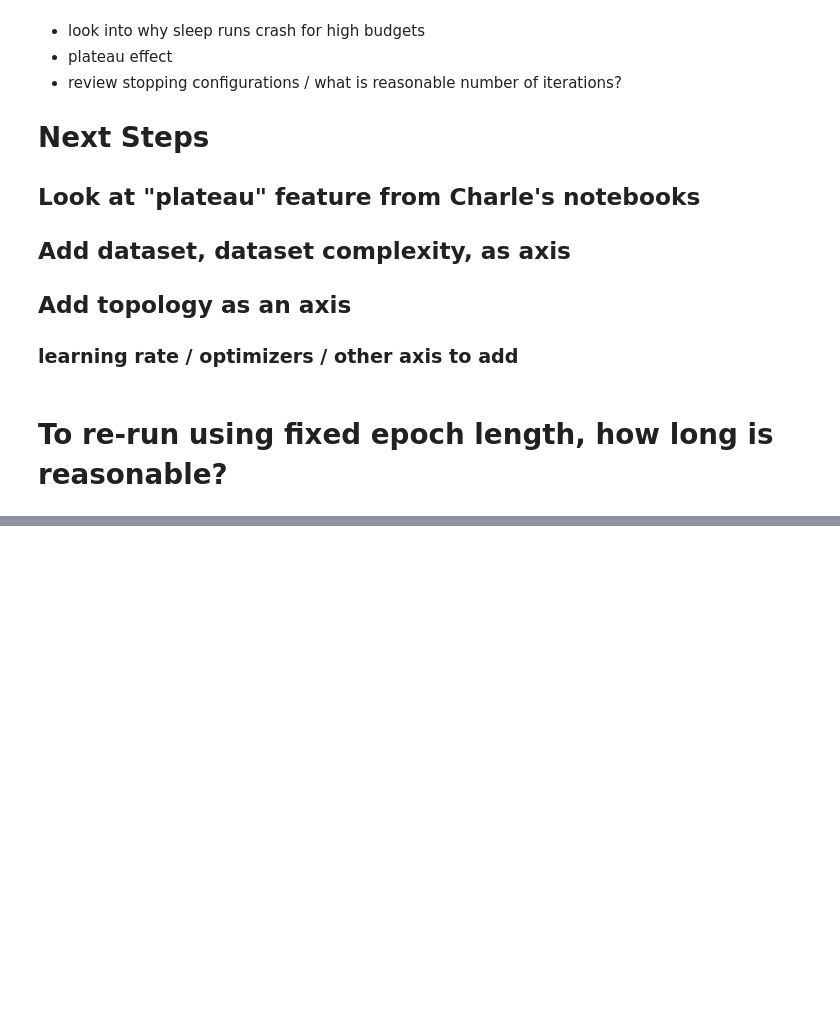
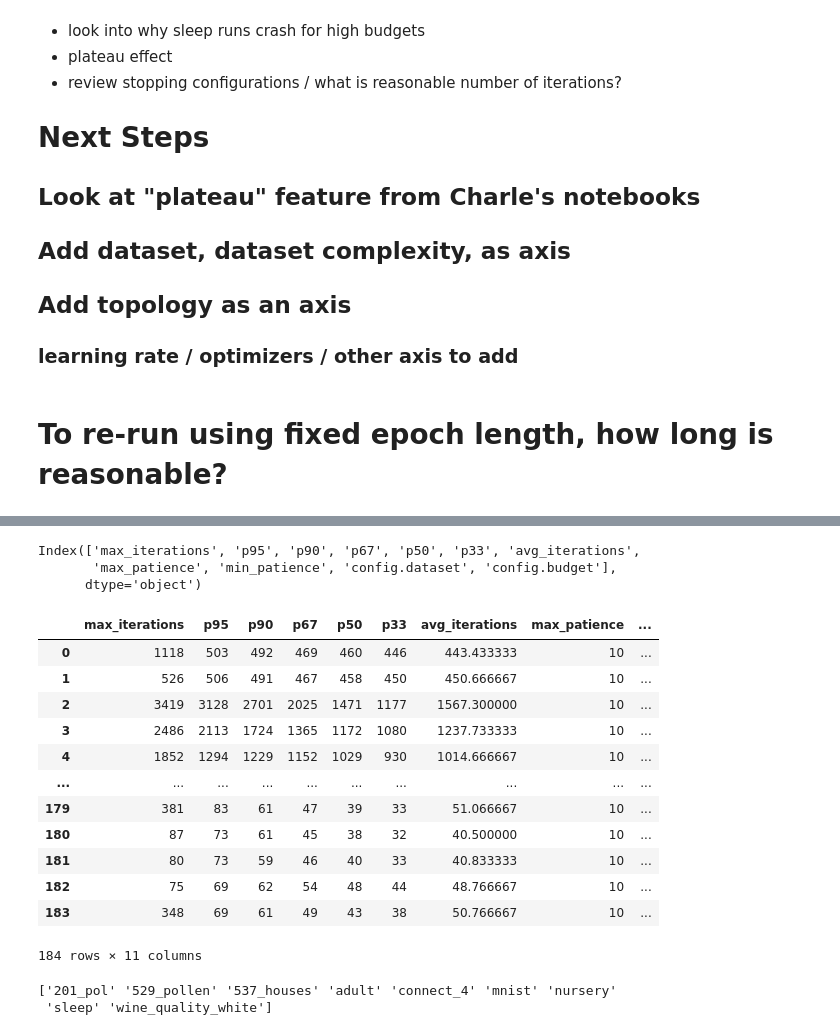
Before and after one commit to NREL/BUTTER-Empirical-Deep-Learning-Experimental-Framework, a Jupyter notebook: dmp/experiment/aspect-analysis-db-plotly.ipynb, the cells around one changed output, grey strips where cells are left out. Drawn from its saved outputs; the diff is of its cells as text; code cells hidden in the pictures; blank space fills up the shorter version.

Commit message:
+ update aspect_test to allow epoch scaling

```diff
--- a/dmp/experiment/aspect-analysis-db-plotly.ipynb
+++ b/dmp/experiment/aspect-analysis-db-plotly.ipynb
@@ -437,0 +492,75 @@ df
+# %%
+### Generate max of 95th percentile epoch length and iterations to smallest loss over all topologies for each budget and dataset
+query_string = f'''
+select max(max_iterations) as max_iterations,
+       max(p95) as p95,
+       max(p90) as p90,
+       max(p67) as p67,
+       max(p50) as p50,
+       max(p33) as p33,
+       max(avg_iterations) as avg_iterations,
+       max(foo.max_patience) as max_patience,
+       min(foo.min_patience) as min_patience,
+    foo."config.dataset",
+    foo."config.budget"
+--    foo."config.topology",
+--    foo."config.residual_mode"
+FROM
+    (SELECT
+        MAX(iterations) as max_iterations,
+        (percentile_disc(0.95) within group (order by iterations ASC)) as p95,
+        (percentile_disc(0.9) within group (order by iterations ASC)) as p90,
+        (percentile_disc(0.67) within group (order by iterations ASC)) as p67,
+        (percentile_disc(0.5) within group (order by iterations ASC)) as p50,
+        (percentile_disc(0.33) within group (order by iterations ASC)) as p33,
+        AVG(iterations) as avg_iterations,
+        max("config.early_stopping.patience") as max_patience,
+        min("config.early_stopping.patience") as min_patience,
+        "config.topology",
+        "config.residual_mode",
+        "config.dataset",
+        "config.budget",
+        "config.depth"
+    FROM
+        materialized_experiments_0 t
+    WHERE
+        "groupname" IN ('exp00','exp01')
+    GROUP BY
+        "config.topology",
+        "config.residual_mode",
+        "config.dataset",
+        "config.budget",
+        "config.depth") AS foo
+    GROUP BY
+        foo."config.dataset",
+        foo."config.budget"
+--        foo."config.topology",
+--        foo."config.residual_mode"
+'''
+
+df = cached_query(query_string)
+display(df.columns)
+df
+# %% [output]
+Index(['max_iterations', 'p95', 'p90', 'p67', 'p50', 'p33', 'avg_iterations',
+       'max_patience', 'min_patience', 'config.dataset', 'config.budget'],
+      dtype='object')
+|  | max_iterations | p95 | p90 | p67 | p50 | p33 | avg_iterations | max_patience | ... |
+| 0 | 1118 | 503 | 492 | 469 | 460 | 446 | 443.433333 | 10 | ... |
+| 1 | 526 | 506 | 491 | 467 | 458 | 450 | 450.666667 | 10 | ... |
+| 2 | 3419 | 3128 | 2701 | 2025 | 1471 | 1177 | 1567.300000 | 10 | ... |
+| 3 | 2486 | 2113 | 1724 | 1365 | 1172 | 1080 | 1237.733333 | 10 | ... |
+| 4 | 1852 | 1294 | 1229 | 1152 | 1029 | 930 | 1014.666667 | 10 | ... |
+| ... | ... | ... | ... | ... | ... | ... | ... | ... | ... |
+| 179 | 381 | 83 | 61 | 47 | 39 | 33 | 51.066667 | 10 | ... |
+| 180 | 87 | 73 | 61 | 45 | 38 | 32 | 40.500000 | 10 | ... |
+| 181 | 80 | 73 | 59 | 46 | 40 | 33 | 40.833333 | 10 | ... |
+| 182 | 75 | 69 | 62 | 54 | 48 | 44 | 48.766667 | 10 | ... |
+| 183 | 348 | 69 | 61 | 49 | 43 | 38 | 50.766667 | 10 | ... |
+184 rows × 11 columns
+# %%
+print(pd.unique(df['config.dataset']))
+# print(pd.unique(df['config.topology']))
+# %% [output]
+['201_pol' '529_pollen' '537_houses' 'adult' 'connect_4' 'mnist' 'nursery'
+ 'sleep' 'wine_quality_white']
```
Also changed, not shown: parts of 14 cells of this notebook, 1 other file.
